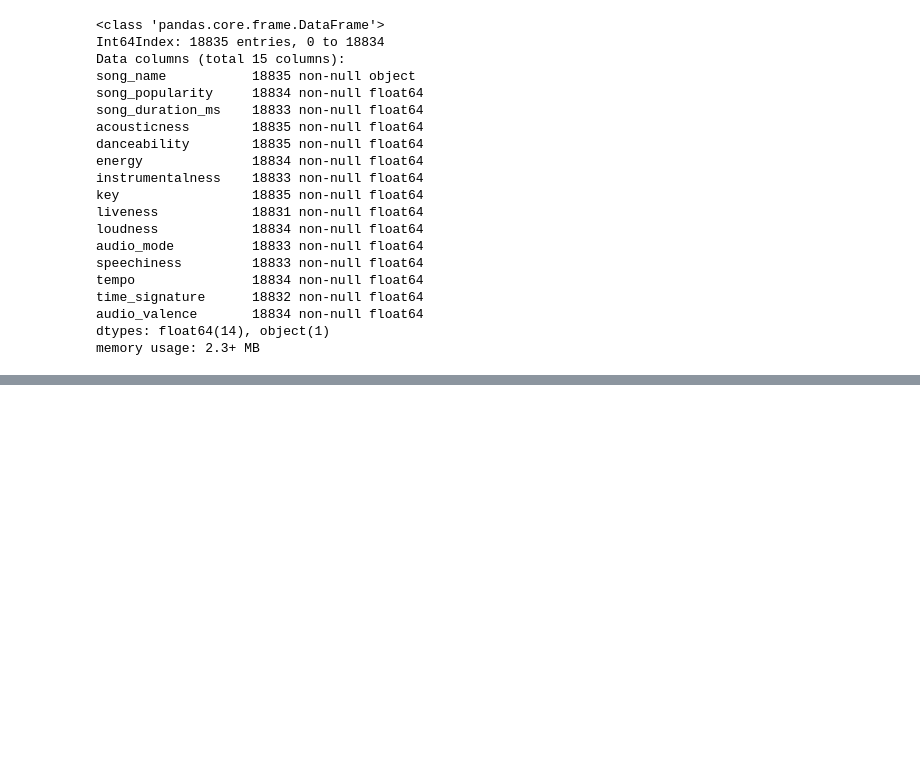
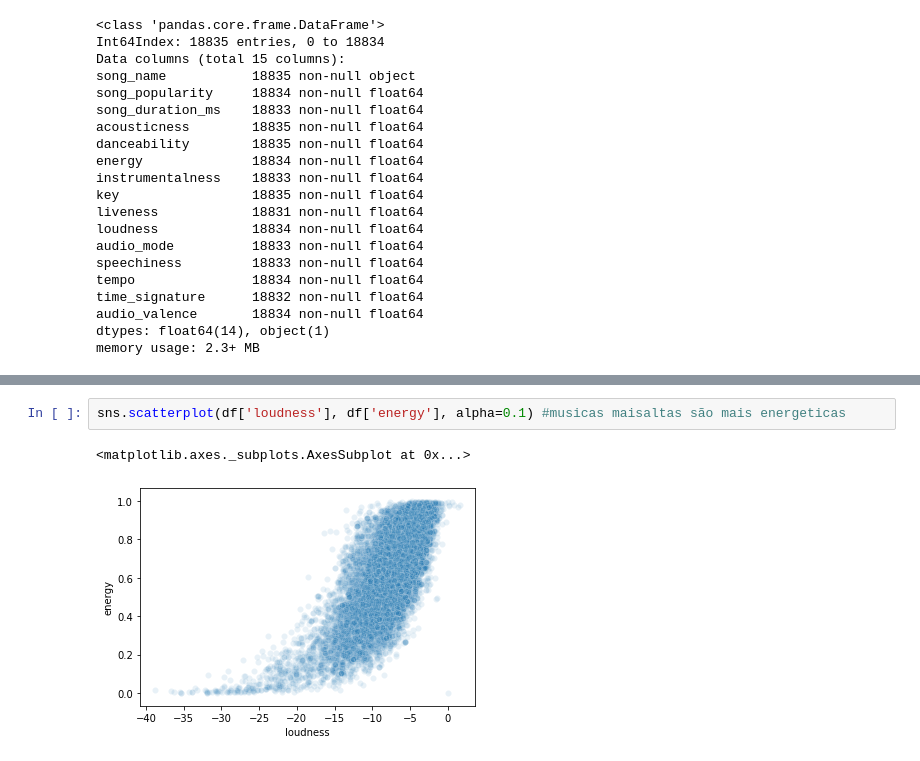
Before and after one commit to guissalustiano/data-analyse-turing, a Jupyter notebook: Analise.ipynb, the cells around one changed output, grey strips where cells are left out. Saved outputs shown, nothing was run; the diff lists cells and outputs as text; blank space fills up the shorter version.

```diff
--- a/Analise.ipynb
+++ b/Analise.ipynb
@@ -226,0 +244,5 @@ memory usage: 2.3+ MB
+# %%
+sns.scatterplot(df['loudness'], df['energy'], alpha=0.1) #musicas maisaltas são mais energeticas
+# %% [output]
+<matplotlib.axes._subplots.AxesSubplot at 0x...>
+[figure, added]
```
Also changed, not shown: parts of 6 cells of this notebook.
